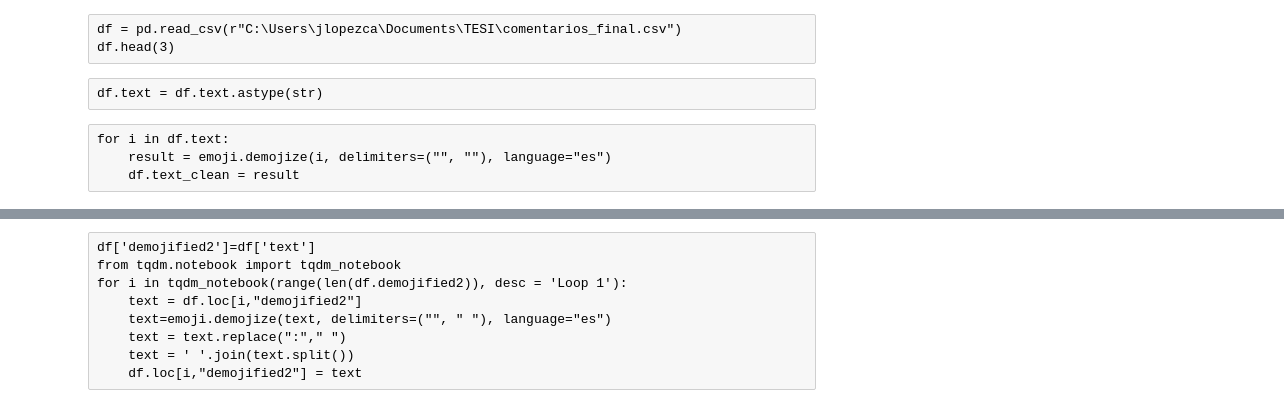
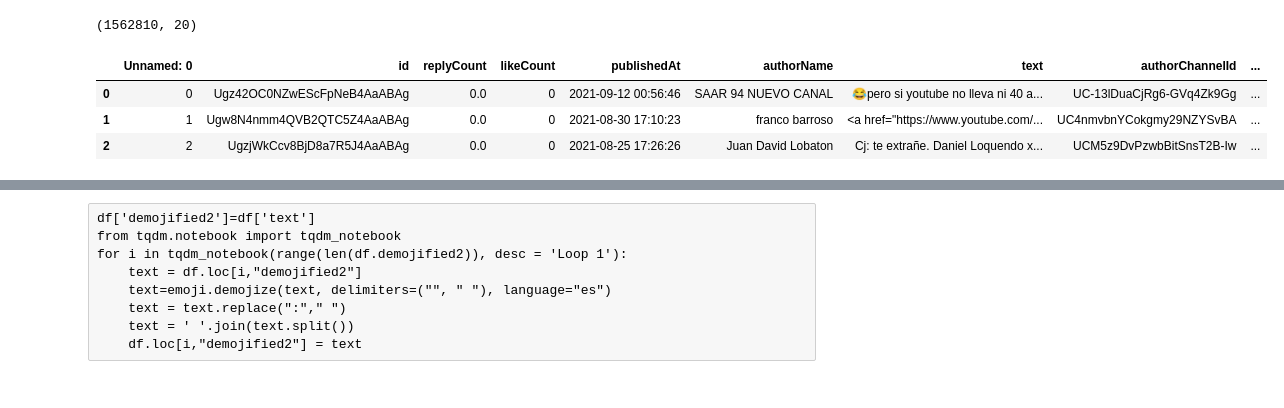
Before and after one commit to JoaquinLCalvo/THESIS-when-hate-pays, a Jupyter notebook: notebooks/Perspective.ipynb, the cells around one changed output, grey strips where cells are left out. Saved outputs shown, nothing was run; the diff lists cells and outputs as text; code cells hidden in the pictures.

```diff
--- a/notebooks/Perspective.ipynb
+++ b/notebooks/Perspective.ipynb
@@ -24,12 +24,13 @@ import seaborn as sns
 from perspective import PerspectiveAPI
 
 from pysentimiento.preprocessing import preprocess_tweet
-# %% [raw]
-df = pd.read_csv(r"C:\Users\jlopezca\Documents\TESI\comentarios_final.csv")
-df.head(3)
-# %% [raw]
-df.text = df.text.astype(str)
-# %% [raw]
-for i in df.text:
-    result = emoji.demojize(i, delimiters=("", ""), language="es")
-    df.text_clean = result
+# %%
+df = pd.read_csv("../data/comentarios_final.csv")
+print(df.shape)
+df.head(3)
+# %% [output]
+(1562810, 20)
+|  | Unnamed: 0 | id | replyCount | likeCount | publishedAt | authorName | text | authorChannelId | ... |
+| 0 | 0 | Ugz42OC0NZwEScFpNeB4AaABAg | 0.0 | 0 | 2021-09-12 00:56:46 | SAAR 94 NUEVO CANAL | 😂pero si youtube no lleva ni 40 a... | UC-13lDuaCjRg6-GVq4Zk9Gg | ... |
+| 1 | 1 | Ugw8N4nmm4QVB2QTC5Z4AaABAg | 0.0 | 0 | 2021-08-30 17:10:23 | franco barroso | <a href="https://www.youtube.com/... | UC4nmvbnYCokgmy29NZYSvBA | ... |
+| 2 | 2 | UgzjWkCcv8BjD8a7R5J4AaABAg | 0.0 | 0 | 2021-08-25 17:26:26 | Juan David Lobaton | Cj: te extrañe. Daniel Loquendo x... | UCM5z9DvPzwbBitSnsT2B-Iw | ... |
```
Also changed, not shown: parts of 6 cells of this notebook, 8 other files.
